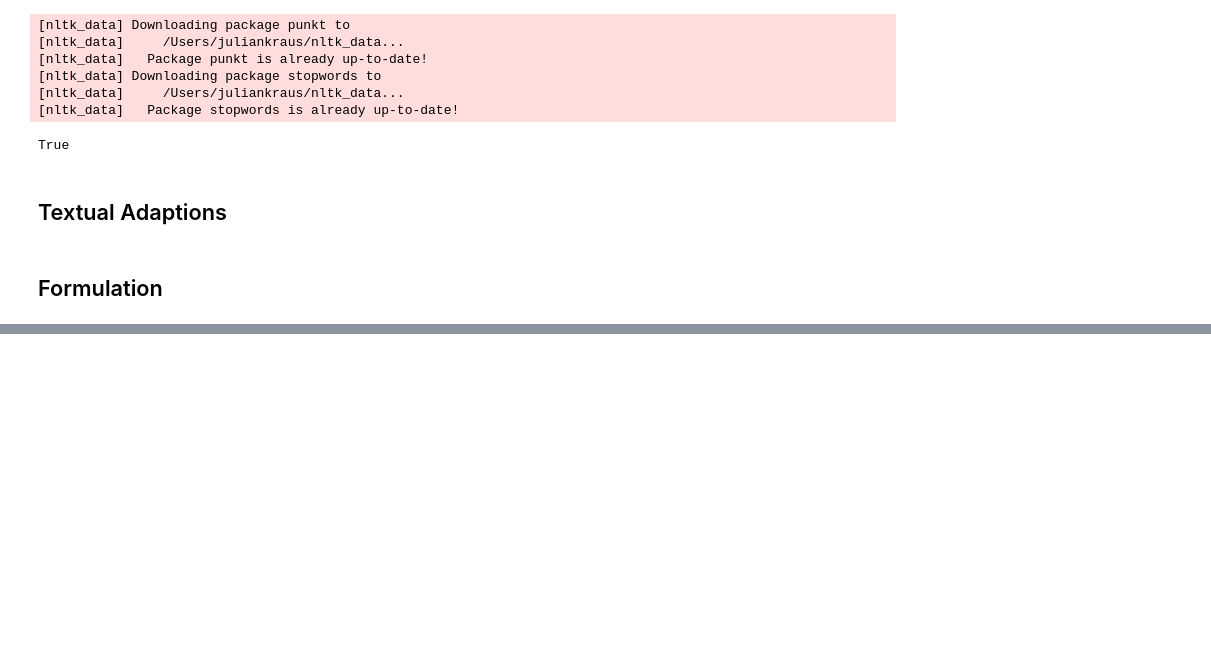
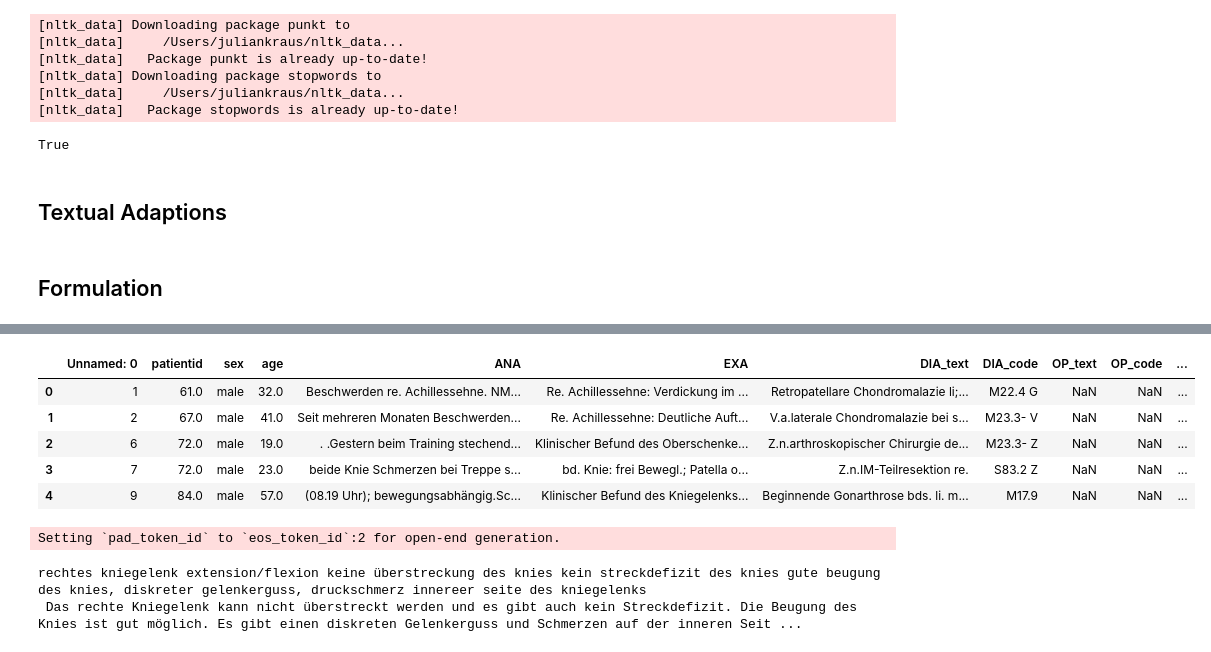
Before and after one commit to julian-kraus/Bachelorthesis, a Jupyter notebook: Thesis/ Preprocessing/Data_Filtering_Heuristic.ipynb, the cells around one changed output, grey strips where cells are left out. Cells and saved outputs as stored; diff of their text form; code cells hidden in the pictures; blank space fills up the shorter version.

```diff
--- a/Thesis/ Preprocessing/Data_Filtering_Heuristic.ipynb
+++ b/Thesis/ Preprocessing/Data_Filtering_Heuristic.ipynb
@@ -533,0 +638,28 @@ inter_df.to_csv("../data/interpreted_data.csv")
+# %%
+import pandas as pd
+
+inter_df = pd.read_csv("../data/interpreted_data.csv")
+inter_df.head()
+# %% [output]
+|  | Unnamed: 0 | patientid | sex | age | ANA | EXA | DIA_text | DIA_code | OP_text | OP_code | ... |
+| 0 | 1 | 61.0 | male | 32.0 | Beschwerden re. Achillessehne. NM... | Re. Achillessehne: Verdickung im ... | Retropatellare Chondromalazie li;... | M22.4 G | NaN | NaN | ... |
+| 1 | 2 | 67.0 | male | 41.0 | Seit mehreren Monaten Beschwerden... | Re. Achillessehne: Deutliche Auft... | V.a.laterale Chondromalazie bei s... | M23.3- V | NaN | NaN | ... |
+| 2 | 6 | 72.0 | male | 19.0 | . .Gestern beim Training stechend... | Klinischer Befund des Oberschenke... | Z.n.arthroskopischer Chirurgie de... | M23.3- Z | NaN | NaN | ... |
+| 3 | 7 | 72.0 | male | 23.0 | beide Knie Schmerzen bei Treppe s... | bd. Knie: frei Bewegl.; Patella o... | Z.n.IM-Teilresektion re. | S83.2 Z | NaN | NaN | ... |
+| 4 | 9 | 84.0 | male | 57.0 | (08.19 Uhr); bewegungsabhängig.Sc... | Klinischer Befund des Kniegelenks... | Beginnende Gonarthrose bds. li. m... | M17.9 | NaN | NaN | ... |
+# %%
+# Construct the few-shot prompt
+instruction = "Du bist ein Patient mit den folgenden Symptomen. Ersetze alle lateinischen und deutschen Fachbegriffe und formuliere es umgangssprachlich."
+few_shot_prompt = f"{instruction}\n\n" + "\n\n".join([f"USER: {inp}\nASSISTANT: {out}" for inp, out in few_shot_examples])
+text = inter_df.iloc[50]['EXA_formatted']
+# Combine the text and instruction
+prompt = f"{few_shot_prompt}\n\nUSER: {text} \n ASSISTANT:"
+# Generate the output
+generated_text = text_generation_pipeline(prompt, max_new_tokens=200)[0]['generated_text']
+output_text = generated_text
+print(text)
+print(output_text)
+# %% [output]
+Setting `pad_token_id` to `eos_token_id`:2 for open-end generation.
+rechtes kniegelenk extension/flexion keine überstreckung des knies kein streckdefizit des knies gute beugung des knies, diskreter gelenkerguss, druckschmerz innereer seite des kniegelenks
+ Das rechte Kniegelenk kann nicht überstreckt werden und es gibt auch kein Streckdefizit. Die Beugung des Knies ist gut möglich. Es gibt einen diskreten Gelenkerguss und Schmerzen auf der inneren Seit ...
```
Also changed, not shown: parts of 17 cells of this notebook, 1 other file.
